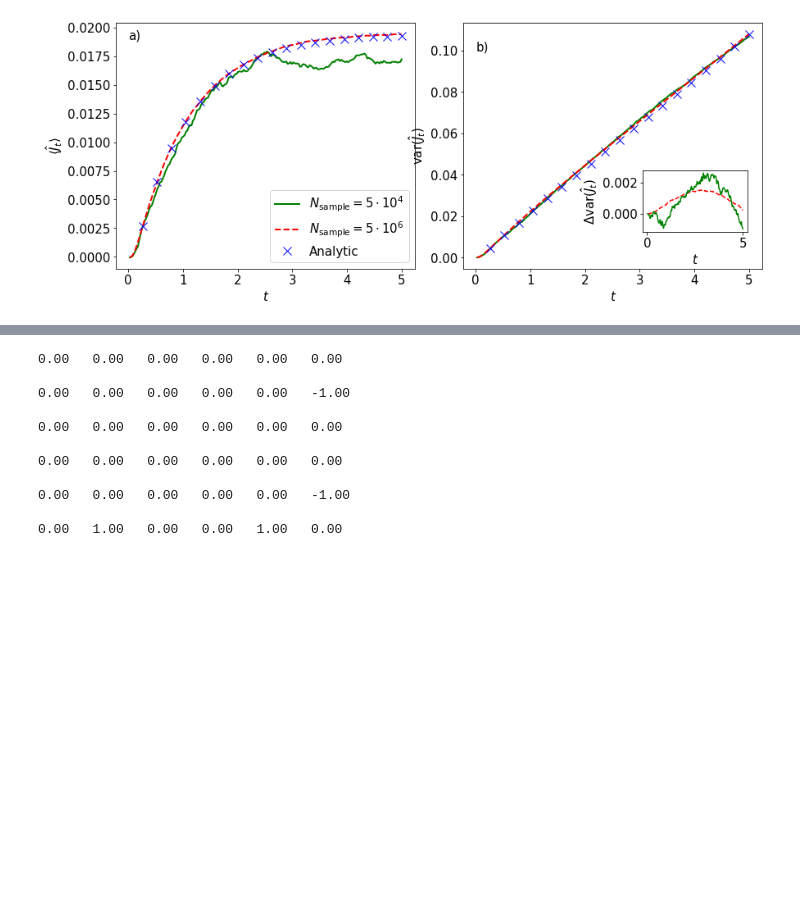
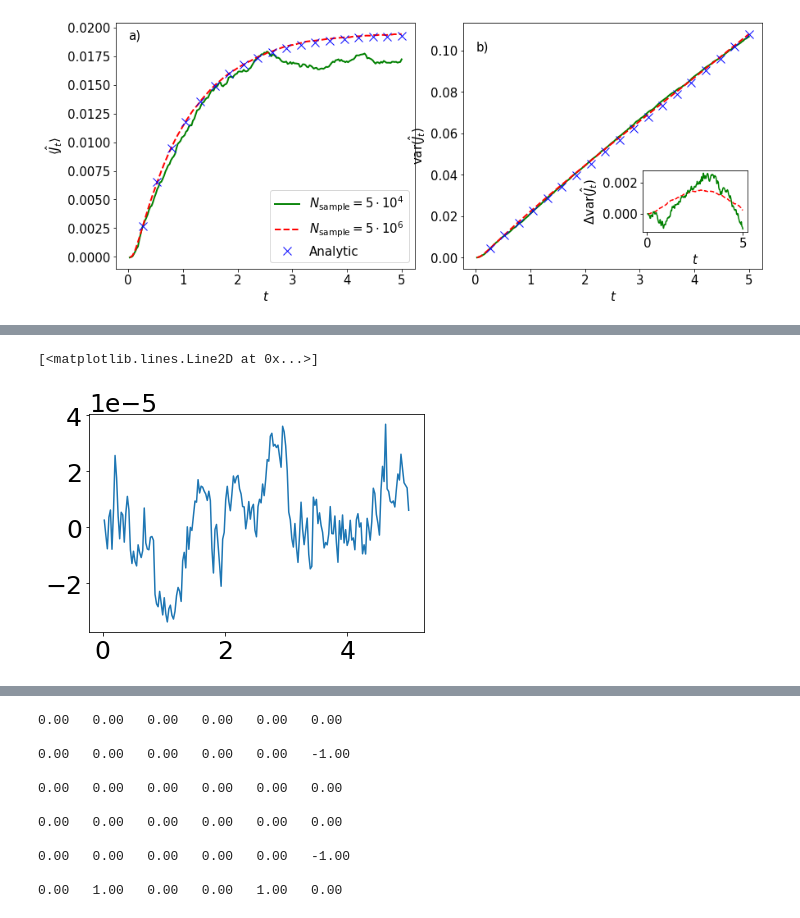
Before and after one commit to larstors/Master-Thesis, a Jupyter notebook: Code/Calmodulin.ipynb, the cells around one changed output, grey strips where cells are left out. Cells and saved outputs as stored; diff of their text form; code cells hidden in the pictures; blank space fills up the shorter version.

```diff
--- a/Code/Calmodulin.ipynb
+++ b/Code/Calmodulin.ipynb
@@ -586,0 +507,8 @@ plt.legend(loc="right")
+# %%
+V = np.array([1, 1, 0, 0, 0, 0])
+
+size = 50000
+
+for i in range(size):
+    in_state.append(initial_state(peq, states))
+Jmean, Jvar, rho_mean, rho_var, Jrho_cov = current_density_sample(size, np.linspace(0, 5, 200), in_state, L, d_matrix, V)
@@ -586,0 +535,5 @@ plt.legend(loc="right")
+# %%
+plt.plot(time[1:], Jrho_cov)
+# %% [output]
+[<matplotlib.lines.Line2D at 0x...>]
+[figure, added]
```
Also changed, not shown: parts of 24 cells of this notebook, 1 other file.
